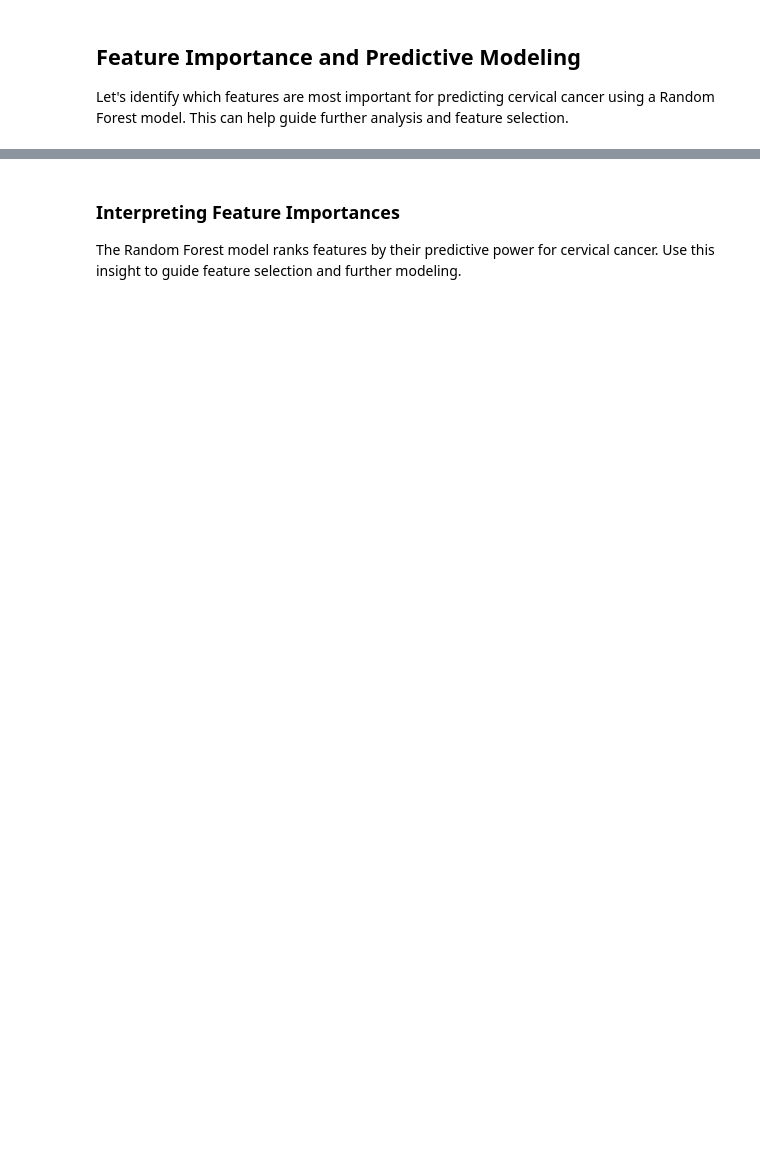
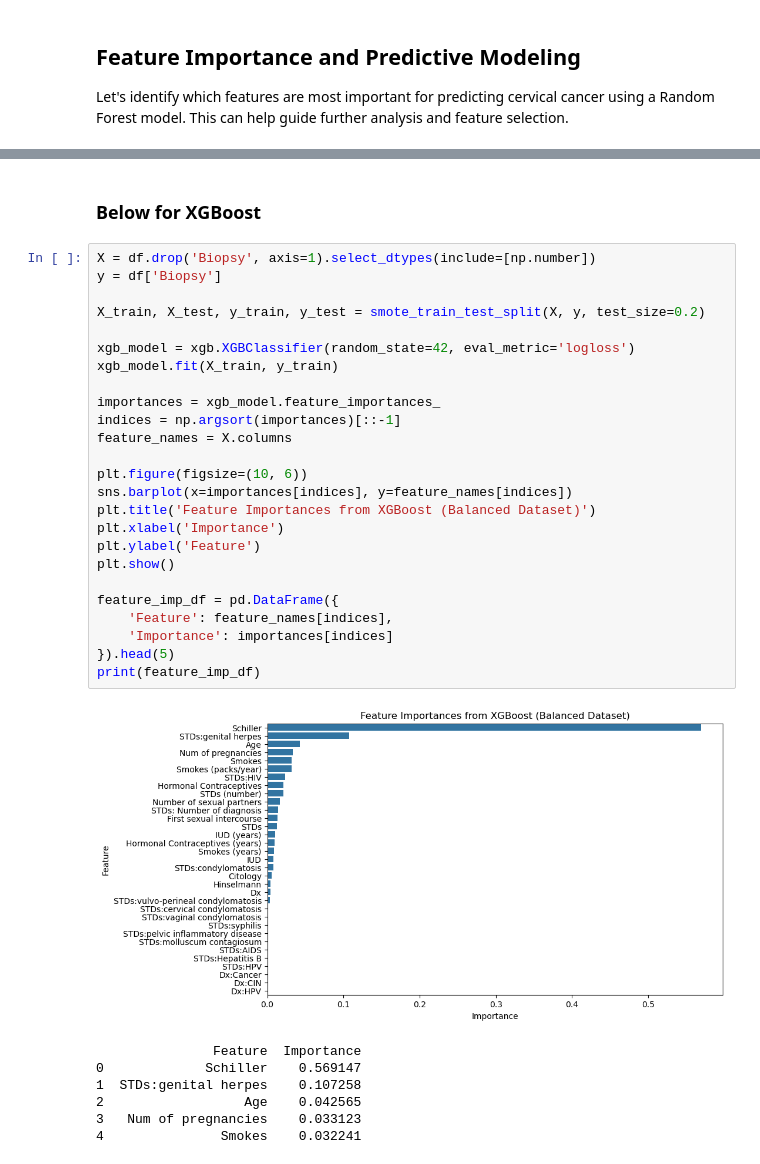
Before and after one commit to natsirt04/BioHackathon-2025, a Jupyter notebook: cervical_cancer.ipynb, the cells around one changed output, grey strips where cells are left out. Cells and saved outputs as stored; diff of their text form; blank space fills up the shorter version.

Commit message:
Added modelling section in notebook

```diff
--- a/cervical_cancer.ipynb
+++ b/cervical_cancer.ipynb
@@ -194,3 +222,35 @@ plt.show()
-# %% [markdown]
-### Interpreting Feature Importances
-The Random Forest model ranks features by their predictive power for cervical cancer. Use this insight to guide feature selection and further modeling.
+# %% [markdown]
+### Below for XGBoost
+# %%
+X = df.drop('Biopsy', axis=1).select_dtypes(include=[np.number])
+y = df['Biopsy']
+
+X_train, X_test, y_train, y_test = smote_train_test_split(X, y, test_size=0.2)
+
+xgb_model = xgb.XGBClassifier(random_state=42, eval_metric='logloss')
+xgb_model.fit(X_train, y_train)
+
+importances = xgb_model.feature_importances_
+indices = np.argsort(importances)[::-1]
+feature_names = X.columns
+
+plt.figure(figsize=(10, 6))
+sns.barplot(x=importances[indices], y=feature_names[indices])
+plt.title('Feature Importances from XGBoost (Balanced Dataset)')
+plt.xlabel('Importance')
+plt.ylabel('Feature')
+plt.show()
+
+feature_imp_df = pd.DataFrame({
+    'Feature': feature_names[indices],
+    'Importance': importances[indices]
+}).head(5)
+print(feature_imp_df)
+# %% [output]
+[figure, added]
+               Feature  Importance
+0             Schiller    0.569147
+1  STDs:genital herpes    0.107258
+2                  Age    0.042565
+3   Num of pregnancies    0.033123
+4               Smokes    0.032241
```
Also changed, not shown: parts of 24 cells of this notebook, 1 other file.
